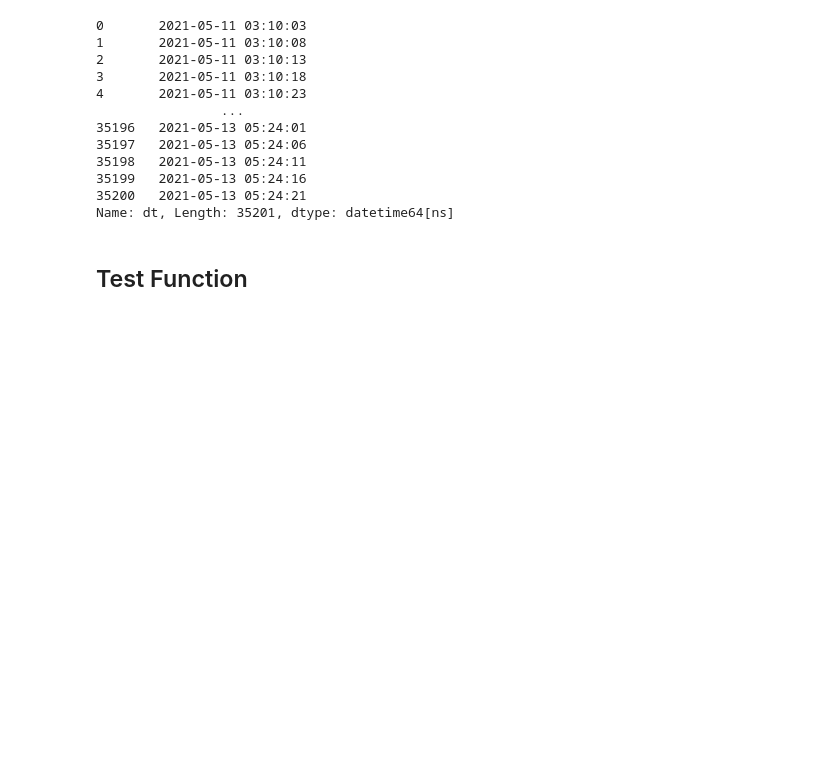
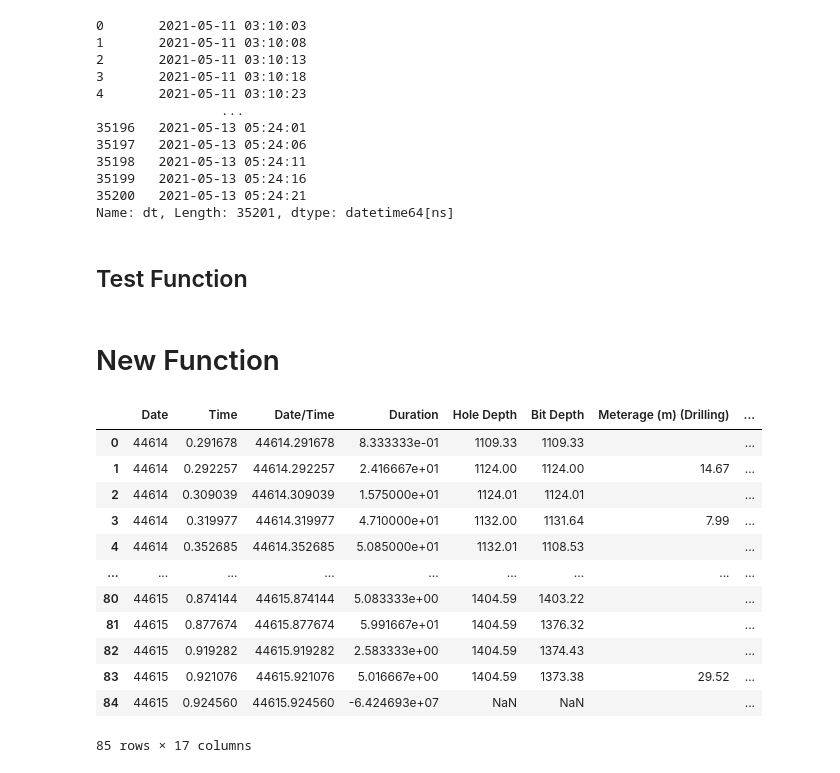
Before and after one commit to 71unxv/MIH-Dashboard-Project, a Jupyter notebook: 07_CreateDurationCalcFunction.ipynb, the cells around one changed output. Cells and saved outputs as stored; diff of their text form; code cells hidden in the pictures; blank space fills up the shorter version.

```diff
--- a/07_CreateDurationCalcFunction.ipynb
+++ b/07_CreateDurationCalcFunction.ipynb
@@ -220,3 +220,5 @@ fileRealtime = "RealTime_Test\\AAE-03_RealtimeSimulation.csv"
 
 RealTime_DBx = pd.read_csv(fileRealtime)
 Out = GenerateDuration_DF(RealTime_DBx)
+# %% [markdown]
+# New Function
@@ -222,0 +229,17 @@ Out = GenerateDuration_DF(RealTime_DBx)
+# %%
+MasterReport_DF = pd.read_excel('Data\\Master_Report\\MasterReportTest.xlsx')
+MasterReport_DF
+# %% [output]
+|  | Date | Time | Date/Time | Duration | Hole Depth | Bit Depth | Meterage (m) (Drilling) | ... |
+| 0 | 44614 | 0.291678 | 44614.291678 | 8.333333e-01 | 1109.33 | 1109.33 |  | ... |
+| 1 | 44614 | 0.292257 | 44614.292257 | 2.416667e+01 | 1124.00 | 1124.00 | 14.67 | ... |
+| 2 | 44614 | 0.309039 | 44614.309039 | 1.575000e+01 | 1124.01 | 1124.01 |  | ... |
+| 3 | 44614 | 0.319977 | 44614.319977 | 4.710000e+01 | 1132.00 | 1131.64 | 7.99 | ... |
+| 4 | 44614 | 0.352685 | 44614.352685 | 5.085000e+01 | 1132.01 | 1108.53 |  | ... |
+| ... | ... | ... | ... | ... | ... | ... | ... | ... |
+| 80 | 44615 | 0.874144 | 44615.874144 | 5.083333e+00 | 1404.59 | 1403.22 |  | ... |
+| 81 | 44615 | 0.877674 | 44615.877674 | 5.991667e+01 | 1404.59 | 1376.32 |  | ... |
+| 82 | 44615 | 0.919282 | 44615.919282 | 2.583333e+00 | 1404.59 | 1374.43 |  | ... |
+| 83 | 44615 | 0.921076 | 44615.921076 | 5.016667e+00 | 1404.59 | 1373.38 | 29.52 | ... |
+| 84 | 44615 | 0.924560 | 44615.924560 | -6.424693e+07 | NaN | NaN |  | ... |
+85 rows × 17 columns
```
Also changed, not shown: parts of 4 cells of this notebook, 3 other files.
